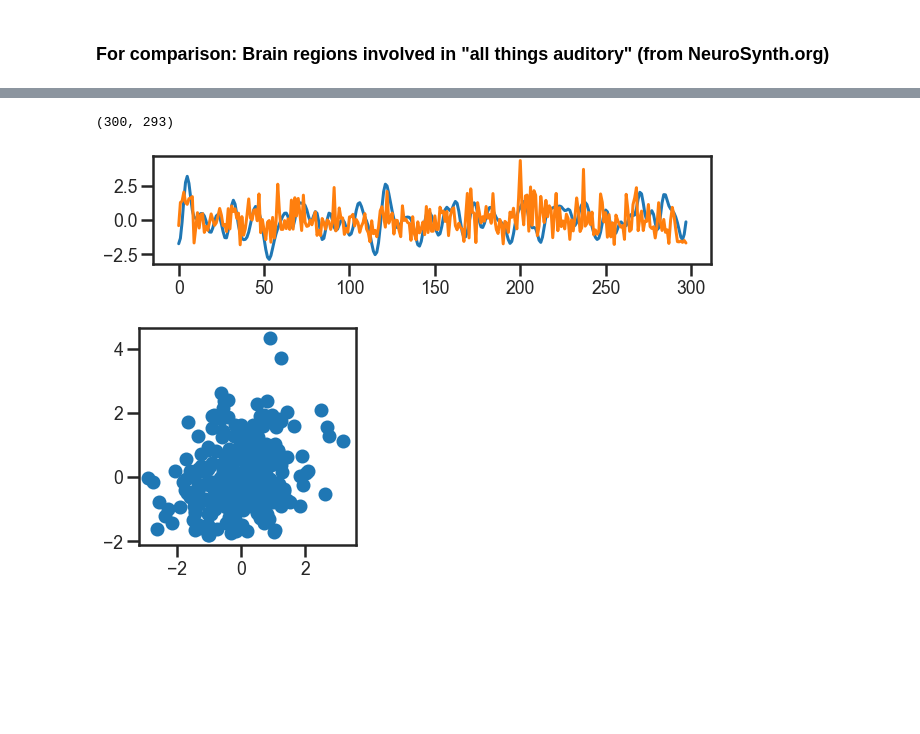
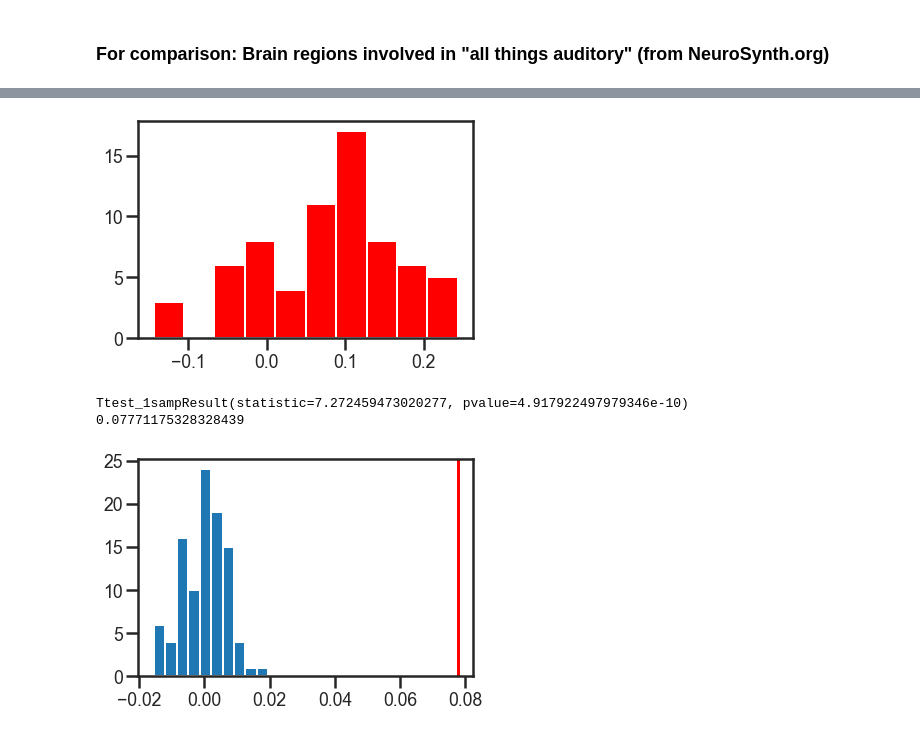
Before and after one commit to nomcomm/narratives_pieman, a Jupyter notebook: scripts/01_AudioFeature_Analysis-Copy1.ipynb, the cells around one changed output, grey strips where cells are left out. Drawn from its saved outputs; the diff is of its cells as text; code cells hidden in the pictures; blank space fills up the shorter version.

```diff
--- a/scripts/01_AudioFeature_Analysis-Copy1.ipynb
+++ b/scripts/01_AudioFeature_Analysis-Copy1.ipynb
@@ -17,10 +20,10 @@ import matplotlib.pyplot as plt
 1. extracted audiofeature (RMSE)
 2. extracted fMRI data
 # %%
-resampled_audio_feature = np.load('../data_pieman/resampled_audio_feature.npy')
+resampled_audio_feature = np.load('../data_pieman/01_audio_text/resampled_audio_feature.npy')
 print(resampled_audio_feature.shape)
 
-fmri_data = np.load('../data_pieman/fmri_data_pieman.npy')
+fmri_data = np.load('../data_pieman/03_extract_ts/fmri_data_pieman.npy')
 print(fmri_data.shape)
 # %% [output]
 (300,)
@@ -203,3 +173,0 @@ plotting.plot_glass_brain('../data_pieman/auditory_association-test_z_FDR_0.01.n
-# %%
-i = 61
-i
@@ -208,6 +173,0 @@ i
-# %%
-tr_shift = 3
-
-np.corrcoef(resmat_all[tr_shift:,i], resampled_audio_feature[:-tr_shift])[0,1]
-
-np.corrcoef(resmat_all[tr_shift:,i], resampled_audio_feature[:-tr_shift])[0,1]
@@ -292,4 +198,0 @@ plt.axvline(np.mean(res), color = 'red')
-# %%
-resmat_all.shape
-# %% [output]
-(300, 293)
@@ -298,12 +199,17 @@ from scipy.stats import zscore
-# %%
-plt.figure(figsize = (10,2))
-plt.plot(zscore(resmat_all[2:,162]));
-plt.plot(zscore(resampled_audio_feature[:-2]));
-# %% [output]
-[figure, removed]
-# %%
-plt.scatter(zscore(resmat_all[2:,162]),
-            zscore(resampled_audio_feature[:-2]));
-plt.axis('square');
-# %% [output]
-[figure, removed]
+# %%
+plt.hist(res, color='r')
+plt.show()
+
+from scipy import stats
+print(stats.ttest_1samp(res, 0))
+
+print(np.mean(res))
+
+res_shuf1 = np.mean(res_shuf, axis=0)
+plt.hist(res_shuf1);
+plt.axvline(np.mean(res), color = 'red');
+# %% [output]
+[figure, added]
+Ttest_1sampResult(statistic=7.272459473020277, pvalue=4.917922497979346e-10)
+0.07771175328328439
+[figure, added]
```
Also changed, not shown: parts of 26 cells of this notebook, 9 other files.
